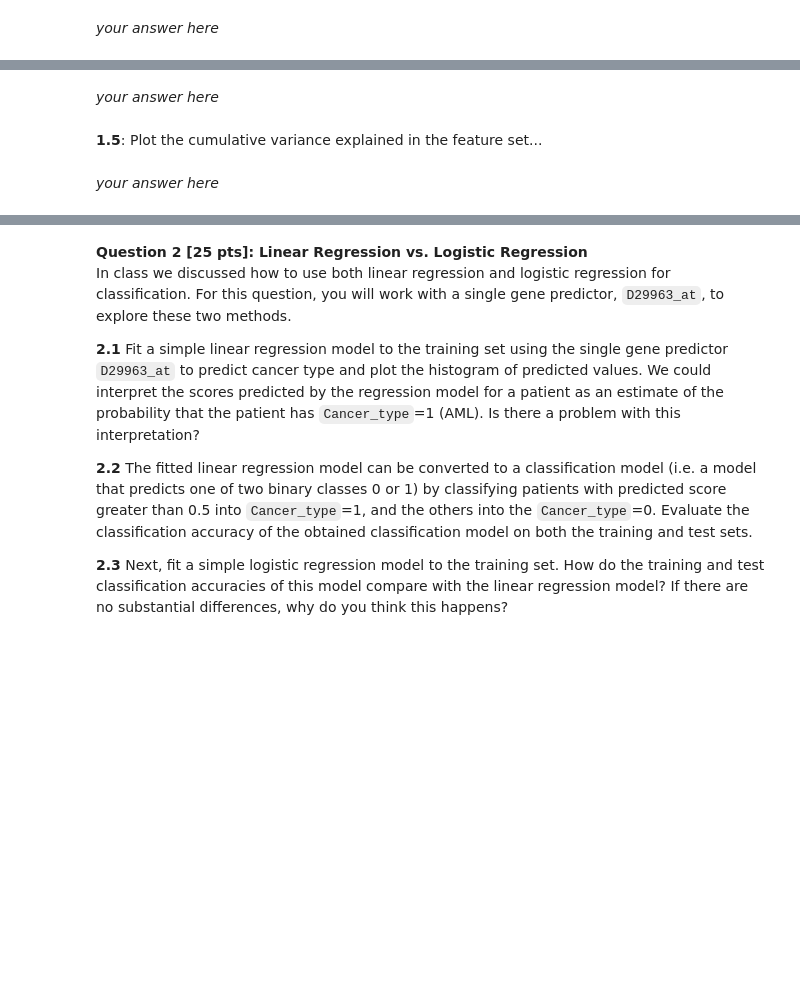
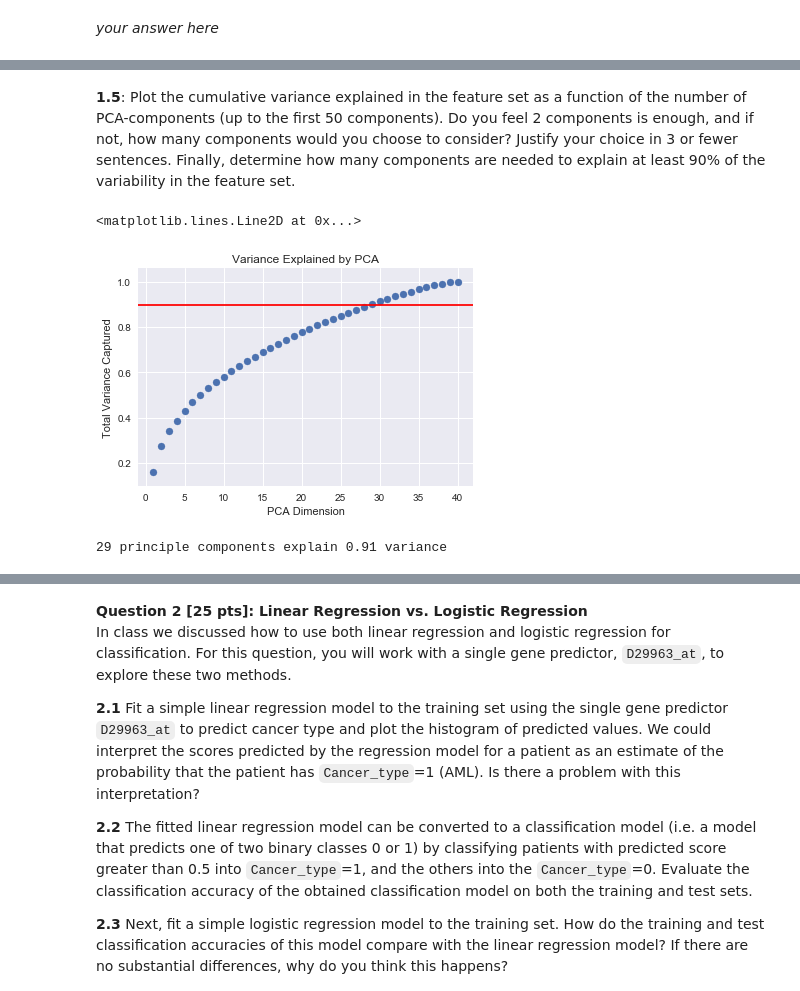
Before and after one commit to tmaounis/cs109a_hw5, a Jupyter notebook: cs109a_hw5_109.ipynb, the cells around one changed output, grey strips where cells are left out. Drawn from its saved outputs; the diff is of its cells as text; code cells hidden in the pictures; blank space fills up the shorter version.

```diff
--- a/cs109a_hw5_109.ipynb
+++ b/cs109a_hw5_109.ipynb
@@ -163,4 +193,0 @@ Perhaps higher `D29963_at` leads to a higher chance of type 1
-# %% [markdown]
-*your answer here*
-# %% [markdown]
-**1.5**: Plot the cumulative variance explained in the feature set...
@@ -169,2 +194,19 @@ Perhaps higher `D29963_at` leads to a higher chance of type 1
-# %% [markdown]
-*your answer here*
+# %% [markdown]
+**1.5**: Plot the cumulative variance explained in the feature set as a function of the number of PCA-components (up to the first 50 components).  Do you feel 2 components is enough, and if not, how many components would you choose to consider?  Justify your choice in 3 or fewer sentences.  Finally, determine how many components are needed to explain at least 90% of the variability in the feature set.
+# %%
+# your code here
+pca_transformer_50 = PCA(50).fit(x_train)
+x_train_50d = pca_transformer_50.transform(x_train)
+plt.scatter(range(1,len(pca_transformer_50.explained_variance_ratio_)+1),
+            pca_transformer_50.explained_variance_ratio_.cumsum())
+plt.title("Variance Explained by PCA")
+plt.xlabel("PCA Dimension")
+plt.ylabel("Total Variance Captured")
+plt.axhline(y=0.9, color='r', linestyle='-')
+# %% [output]
+<matplotlib.lines.Line2D at 0x...>
+[figure, added]
+# %%
+print("29 principle components explain %.2f"%pca_transformer_50.explained_variance_ratio_.cumsum()[29]+" variance")
+# %% [output]
+29 principle components explain 0.91 variance
```
Also changed, not shown: parts of 29 cells of this notebook.
